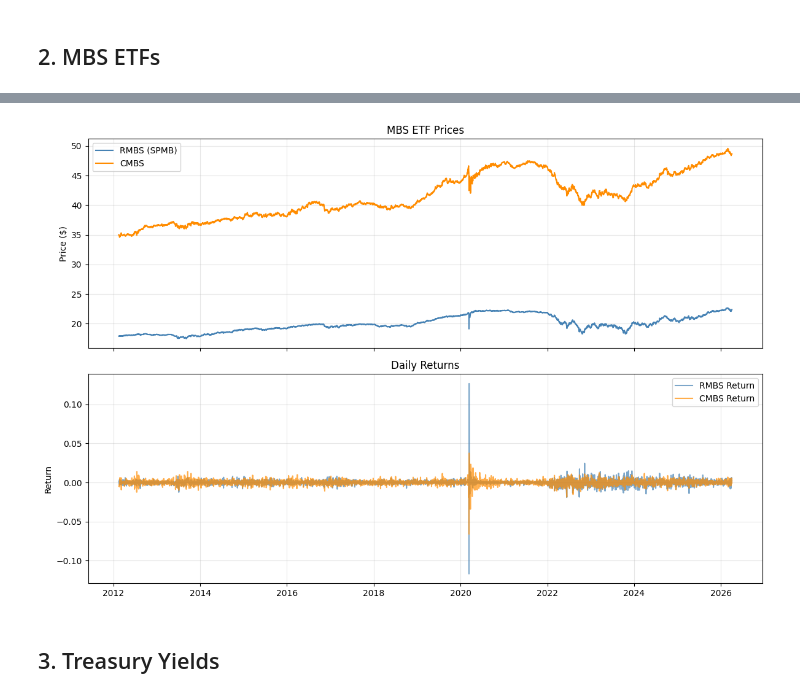
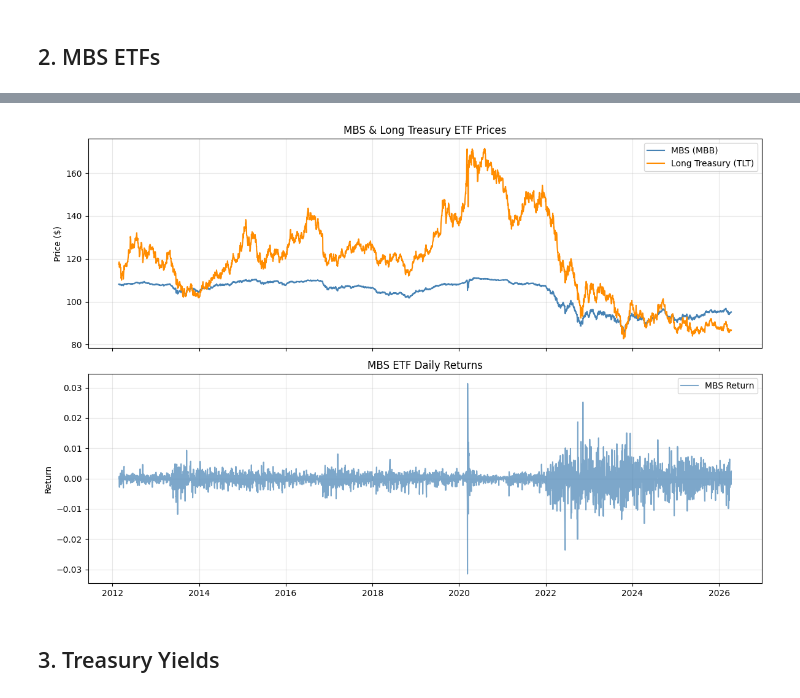
Before and after one commit to hashirbawany/Bank_Fragility, a Jupyter notebook: documents/eda.ipynb, the cells around one changed output, grey strips where cells are left out. Drawn from its saved outputs; the diff is of its cells as text; code cells hidden in the pictures.

```diff
--- a/documents/eda.ipynb
+++ b/documents/eda.ipynb
@@ -120,24 +137,23 @@ Summary stats:
 # %%
 fig, axes = plt.subplots(2, 1, figsize=(12, 8), sharex=True)
 
-axes[0].plot(mbs['date'], mbs['rmbs_px'], label='RMBS (SPMB)', color='steelblue')
-axes[0].plot(mbs['date'], mbs['cmbs_px'], label='CMBS', color='darkorange')
-axes[0].set_title('MBS ETF Prices')
+axes[0].plot(mbs['date'], mbs['mbs_px'], label='MBS (MBB)', color='steelblue')
+axes[0].plot(mbs['date'], mbs['tsy_15plus'], label='Long Treasury (TLT)', color='darkorange')
+axes[0].set_title('MBS & Long Treasury ETF Prices')
 axes[0].set_ylabel('Price ($)')
 axes[0].legend()
 axes[0].grid(True, alpha=0.3)
 
-axes[1].plot(mbs['date'], mbs['rmbs_ret'], label='RMBS Return', color='steelblue', alpha=0.7)
-axes[1].plot(mbs['date'], mbs['cmbs_ret'], label='CMBS Return', color='darkorange', alpha=0.7)
-axes[1].set_title('Daily Returns')
+axes[1].plot(mbs['date'], mbs['mbs_ret'], label='MBS Return', color='steelblue', alpha=0.7)
+axes[1].set_title('MBS ETF Daily Returns')
 axes[1].set_ylabel('Return')
 axes[1].legend()
 axes[1].grid(True, alpha=0.3)
 
 plt.tight_layout()
 plt.show()
 # %% [output]
-[figure, old version]
+[figure, new version]
 # %% [markdown]
 ## 3. Treasury Yields
 # %%
```
Also changed, not shown: parts of 27 cells of this notebook, 22 other files.
